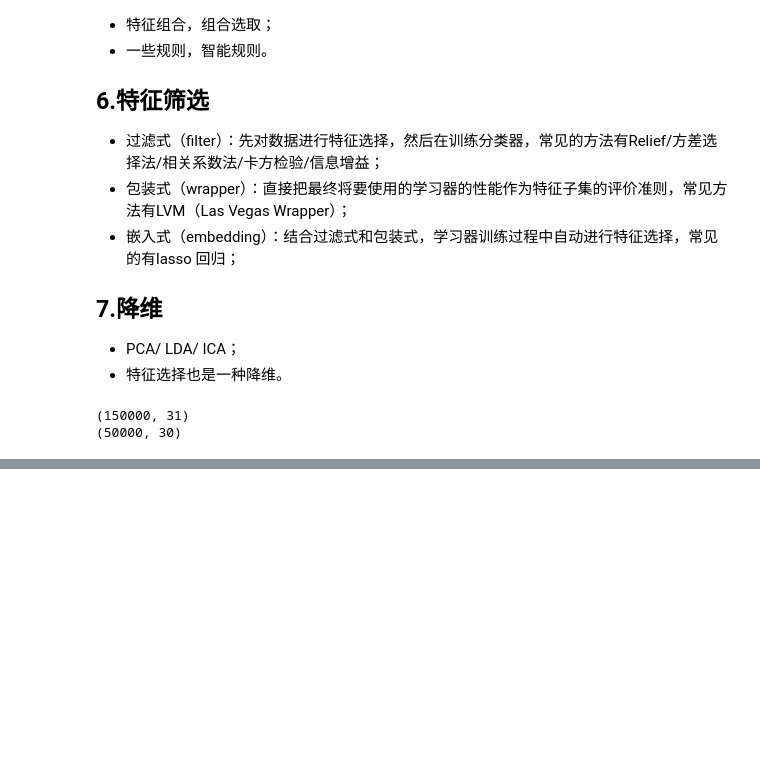
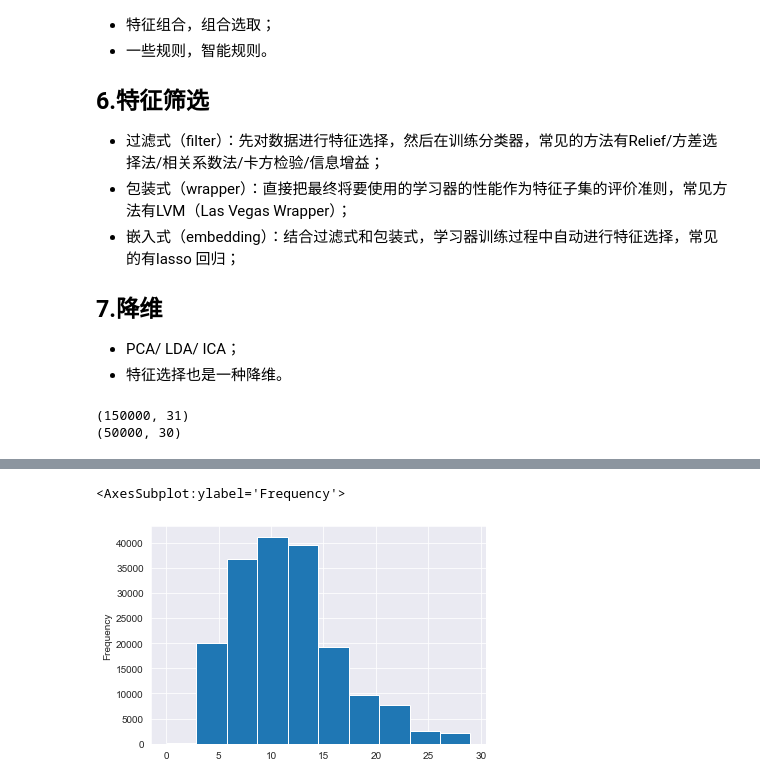
Before and after one commit to SihanWang-WHU/cars_deal_price_prediction, a Jupyter notebook: feature_analysis.ipynb, the cells around one changed output, grey strips where cells are left out. Cells and saved outputs as stored; diff of their text form; code cells hidden in the pictures; blank space fills up the shorter version.

```diff
--- a/feature_analysis.ipynb
+++ b/feature_analysis.ipynb
@@ -61,0 +156,5 @@ print(test.shape)
+# %%
+# 使用时间：data['creatDate'] - data['regDate']，反应汽车使用时间，一般来说价格与使用时间成反比
+# 不过要注意，数据里有时间出错的格式，所以我们需要 errors='coerce'
+data['used_time'] = (pd.to_datetime(data['creatDate'], format='%Y%m%d', errors='coerce') -
+                            pd.to_datetime(data['regDate'], format='%Y%m%d', errors='coerce')).dt.days
@@ -61,0 +168,3 @@ print(test.shape)
+# %%
+# 从邮编中提取城市信息，因为是德国的数据，所以参考德国的邮编，相当于加入了先验知识
+data['city'] = data['regionCode'].apply(lambda x : str(x)[:-3])
@@ -61,0 +183,18 @@ print(test.shape)
+# %%
+# 计算某品牌的销售统计量，同学们还可以计算其他特征的统计量
+# 这里要以 train 的数据计算统计量
+train_gb = train.groupby("brand")
+all_info = {}
+for kind, kind_data in train_gb:
+    info = {}
+    kind_data = kind_data[kind_data['price'] > 0]
+    info['brand_amount'] = len(kind_data)
+    info['brand_price_max'] = kind_data.price.max()
+    info['brand_price_median'] = kind_data.price.median()
+    info['brand_price_min'] = kind_data.price.min()
+    info['brand_price_sum'] = kind_data.price.sum()
+    info['brand_price_std'] = kind_data.price.std()
+    info['brand_price_average'] = round(kind_data.price.sum() / (len(kind_data) + 1), 2)
+    all_info[kind] = info
+brand_fe = pd.DataFrame(all_info).T.reset_index().rename(columns={"index": "brand"})
+data = data.merge(brand_fe, how='left', on='brand')
@@ -61,0 +236,15 @@ print(test.shape)
+# %%
+# 数据分桶 以 power 为例
+# 这时候我们的缺失值也进桶了，
+# 为什么要做数据分桶呢，原因有很多
+# 1. 离散后稀疏向量内积乘法运算速度更快，计算结果也方便存储，容易扩展；
+# 2. 离散后的特征对异常值更具鲁棒性，如 age>30 为 1 否则为 0，对于年龄为 200 的也不会对模型造成很大的干扰；
+# 3. LR 属于广义线性模型，表达能力有限，经过离散化后，每个变量有单独的权重，这相当于引入了非线性，能够提升模型的表达能力，加大拟合；
+# 4. 离散后特征可以进行特征交叉，提升表达能力，由 M+N 个变量编程 M*N 个变量，进一步引入非线形，提升了表达能力；
+# 5. 特征离散后模型更稳定，如用户年龄区间，不会因为用户年龄长了一岁就变化
+
+# 当然还有很多原因，LightGBM 在改进 XGBoost 时就增加了数据分桶，增强了模型的泛化性
+
+bin = [i*10 for i in range(31)]
+data['power_bin'] = pd.cut(data['power'], bin, labels=False)
+data[['power_bin', 'power']].head()
@@ -61,0 +258,5 @@ print(test.shape)
+# %%
+data['power_bin'].plot.hist()
+# %% [output]
+<AxesSubplot:ylabel='Frequency'>
+[figure, added]
```
Also changed, not shown: parts of 25 cells of this notebook, 3 other files.
